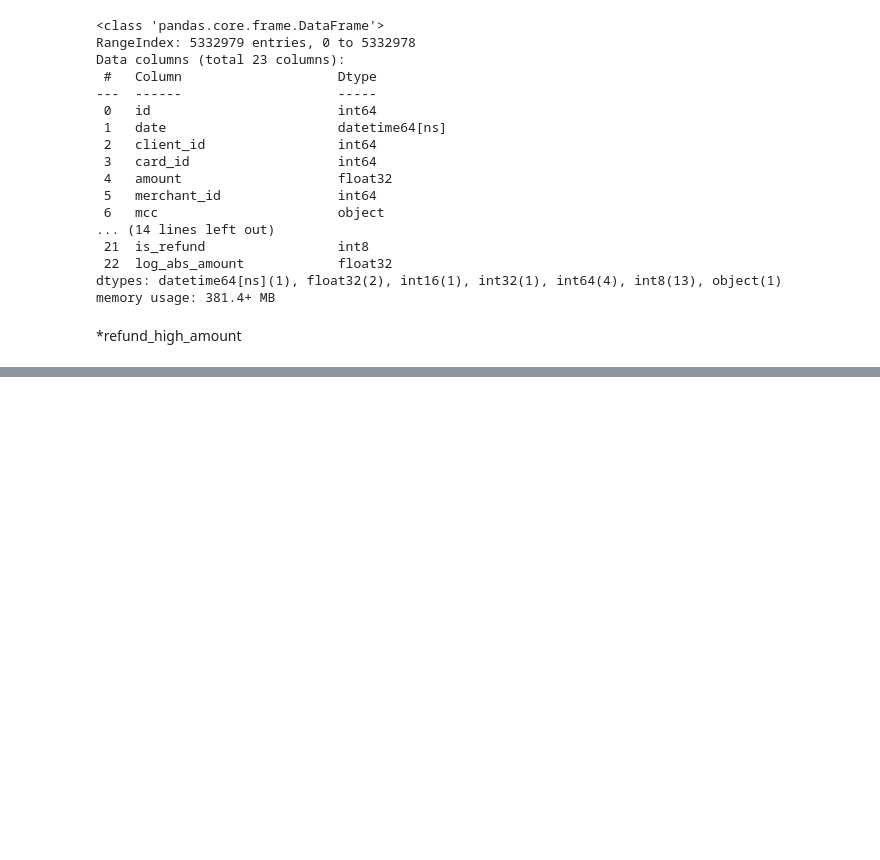
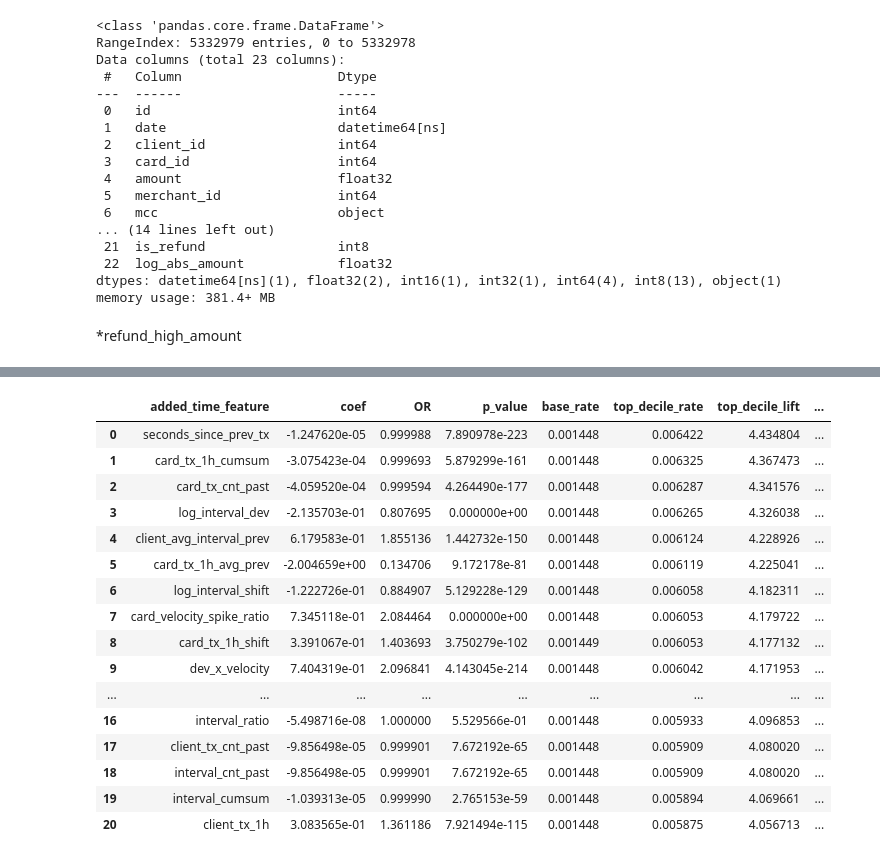
Before and after one commit to BDAIFin/knk, a Jupyter notebook: EDA&FEATURE/EDA_stage1.ipynb, the cells around one changed output, grey strips where cells are left out. Cells and saved outputs as stored; diff of their text form; code cells hidden in the pictures; blank space fills up the shorter version.

```diff
--- a/EDA&FEATURE/EDA_stage1.ipynb
+++ b/EDA&FEATURE/EDA_stage1.ipynb
@@ -258,0 +1331,17 @@ df["hour_circular_distance"] = np.sqrt(
+# %%
+results = []
+
+for col in VELOCITY_FEATURES:
+
+    X = sm.add_constant(df[[col]].dropna())
+    y = df.loc[X.index, "fraud"]
+
+    model = sm.Logit(y, X).fit(disp=0)
+
+    coef = model.params[col]
+    pval = model.pvalues[col]
+    or_val = np.exp(coef)
+
+    results.append([col, coef, or_val, pval])
+
+pd.DataFrame(results, columns=["feature","coef","OR","p_value"])
@@ -258,0 +1366,56 @@ df["hour_circular_distance"] = np.sqrt(
+# %%
+rows = []
+
+for tcol in VELOCITY_FEATURES:
+    feats = BASELINE + [tcol]
+
+    model, y_aligned, score = fit_logit_and_score(df, feats, y_col=LABEL)
+    lift = top_decile_lift(y_aligned, score)
+
+    # 추가된 피처의 coef/OR/p-value만 뽑기
+    coef = model.params.get(tcol, np.nan)
+    pval = model.pvalues.get(tcol, np.nan)
+    or_val = float(np.exp(coef)) if pd.notnull(coef) else np.nan
+
+    # baseline 대비 lift 개선량
+    delta_lift = lift["top_decile_lift"] - base_lift["top_decile_lift"]
+    delta_rate = lift["top_decile_rate"] - base_lift["top_decile_rate"]
+
+    rows.append({
+        "added_time_feature": tcol,
+        "coef": float(coef) if pd.notnull(coef) else np.nan,
+        "OR": or_val,
+        "p_value": float(pval) if pd.notnull(pval) else np.nan,
+        "base_rate": lift["base_rate"],
+        "top_decile_rate": lift["top_decile_rate"],
+        "top_decile_lift": lift["top_decile_lift"],
+        "delta_top_rate_vs_baseline": delta_rate,
+        "delta_lift_vs_baseline": delta_lift,
+        "top_n": lift["top_n"],
+    })
+
+inc_df = (
+    pd.DataFrame(rows)
+      .sort_values("delta_lift_vs_baseline", ascending=False)
+      .reset_index(drop=True)
+)
+
+display(inc_df)
+# %% [output]
+|  | added_time_feature | coef | OR | p_value | base_rate | top_decile_rate | top_decile_lift | ... |
+| 0 | seconds_since_prev_tx | -1.247620e-05 | 0.999988 | 7.890978e-223 | 0.001448 | 0.006422 | 4.434804 | ... |
+| 1 | card_tx_1h_cumsum | -3.075423e-04 | 0.999693 | 5.879299e-161 | 0.001448 | 0.006325 | 4.367473 | ... |
+| 2 | card_tx_cnt_past | -4.059520e-04 | 0.999594 | 4.264490e-177 | 0.001448 | 0.006287 | 4.341576 | ... |
+| 3 | log_interval_dev | -2.135703e-01 | 0.807695 | 0.000000e+00 | 0.001448 | 0.006265 | 4.326038 | ... |
+| 4 | client_avg_interval_prev | 6.179583e-01 | 1.855136 | 1.442732e-150 | 0.001448 | 0.006124 | 4.228926 | ... |
+| 5 | card_tx_1h_avg_prev | -2.004659e+00 | 0.134706 | 9.172178e-81 | 0.001448 | 0.006119 | 4.225041 | ... |
+| 6 | log_interval_shift | -1.222726e-01 | 0.884907 | 5.129228e-129 | 0.001448 | 0.006058 | 4.182311 | ... |
+| 7 | card_velocity_spike_ratio | 7.345118e-01 | 2.084464 | 0.000000e+00 | 0.001448 | 0.006053 | 4.179722 | ... |
+| 8 | card_tx_1h_shift | 3.391067e-01 | 1.403693 | 3.750279e-102 | 0.001449 | 0.006053 | 4.177132 | ... |
+| 9 | dev_x_velocity | 7.404319e-01 | 2.096841 | 4.143045e-214 | 0.001448 | 0.006042 | 4.171953 | ... |
+| ... | ... | ... | ... | ... | ... | ... | ... | ... |
+| 16 | interval_ratio | -5.498716e-08 | 1.000000 | 5.529566e-01 | 0.001448 | 0.005933 | 4.096853 | ... |
+| 17 | client_tx_cnt_past | -9.856498e-05 | 0.999901 | 7.672192e-65 | 0.001448 | 0.005909 | 4.080020 | ... |
+| 18 | interval_cnt_past | -9.856498e-05 | 0.999901 | 7.672192e-65 | 0.001448 | 0.005909 | 4.080020 | ... |
+| 19 | interval_cumsum | -1.039313e-05 | 0.999990 | 2.765153e-59 | 0.001448 | 0.005894 | 4.069661 | ... |
+| 20 | client_tx_1h | 3.083565e-01 | 1.361186 | 7.921494e-115 | 0.001448 | 0.005875 | 4.056713 | ... |
```
Also changed, not shown: parts of 70 cells of this notebook.
